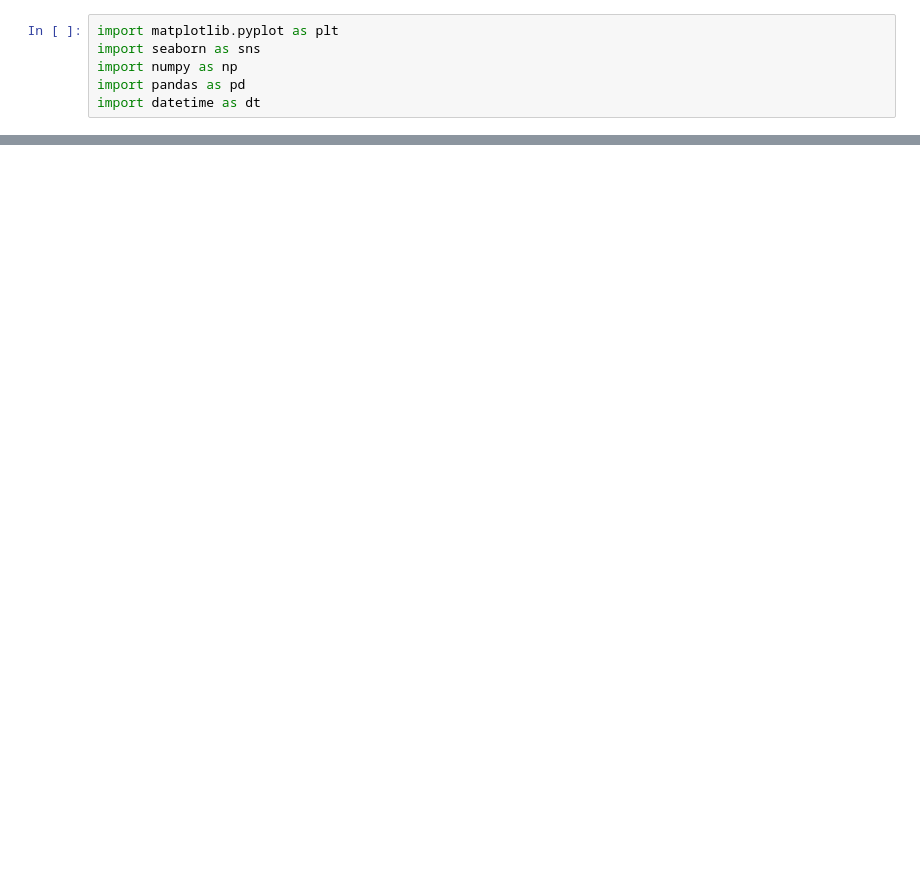
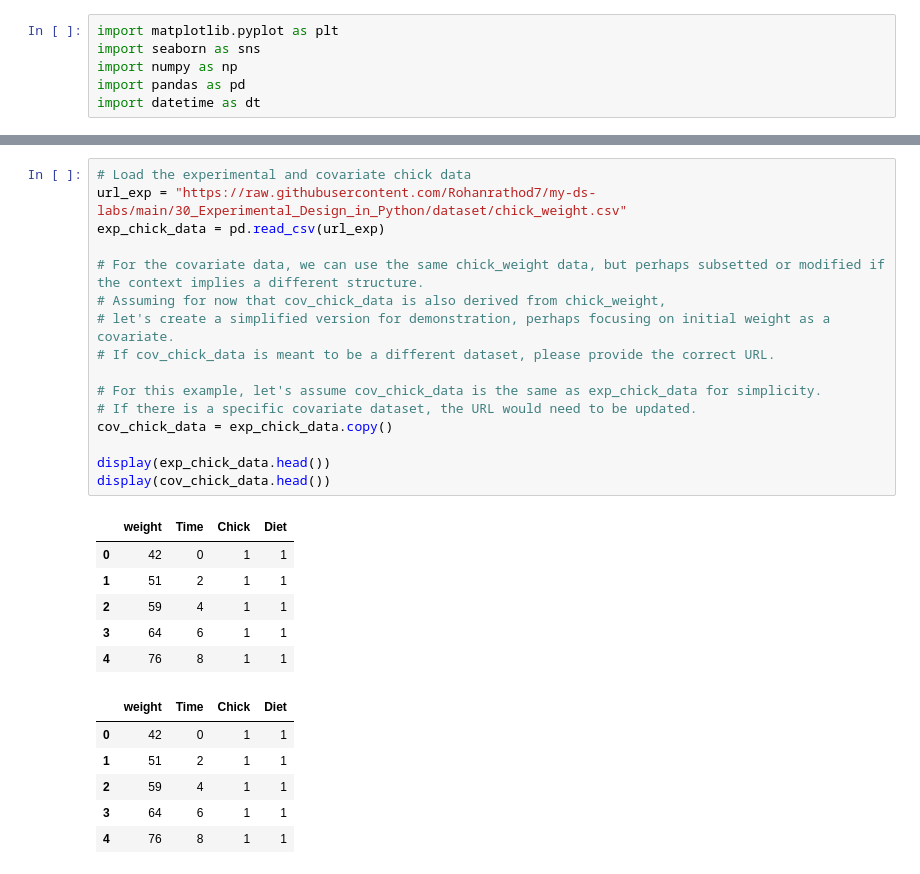
Before and after one commit to Rohanrathod7/my-ds-labs, a Jupyter notebook: 30_Experimental_Design_in_Python/02_Experimental_Design_Techniques.ipynb, the cells around one changed output, grey strips where cells are left out. Cells and saved outputs as stored; diff of their text form; blank space fills up the shorter version.

```diff
--- a/30_Experimental_Design_in_Python/02_Experimental_Design_Techniques.ipynb
+++ b/30_Experimental_Design_in_Python/02_Experimental_Design_Techniques.ipynb
@@ -270,0 +204,29 @@ Kruskal  shipment_mode      2  125.096618  6.848799e-28
+# %%
+# Load the experimental and covariate chick data
+url_exp = "https://raw.githubusercontent.com/Rohanrathod7/my-ds-labs/main/30_Experimental_Design_in_Python/dataset/chick_weight.csv"
+exp_chick_data = pd.read_csv(url_exp)
+
+# For the covariate data, we can use the same chick_weight data, but perhaps subsetted or modified if the context implies a different structure.
+# Assuming for now that cov_chick_data is also derived from chick_weight,
+# let's create a simplified version for demonstration, perhaps focusing on initial weight as a covariate.
+# If cov_chick_data is meant to be a different dataset, please provide the correct URL.
+
+# For this example, let's assume cov_chick_data is the same as exp_chick_data for simplicity.
+# If there is a specific covariate dataset, the URL would need to be updated.
+cov_chick_data = exp_chick_data.copy()
+
+display(exp_chick_data.head())
+display(cov_chick_data.head())
+# %% [output]
+|  | weight | Time | Chick | Diet |
+| 0 | 42 | 0 | 1 | 1 |
+| 1 | 51 | 2 | 1 | 1 |
+| 2 | 59 | 4 | 1 | 1 |
+| 3 | 64 | 6 | 1 | 1 |
+| 4 | 76 | 8 | 1 | 1 |
+|  | weight | Time | Chick | Diet |
+| 0 | 42 | 0 | 1 | 1 |
+| 1 | 51 | 2 | 1 | 1 |
+| 2 | 59 | 4 | 1 | 1 |
+| 3 | 64 | 6 | 1 | 1 |
+| 4 | 76 | 8 | 1 | 1 |
```
Also changed, not shown: parts of 33 cells of this notebook.
